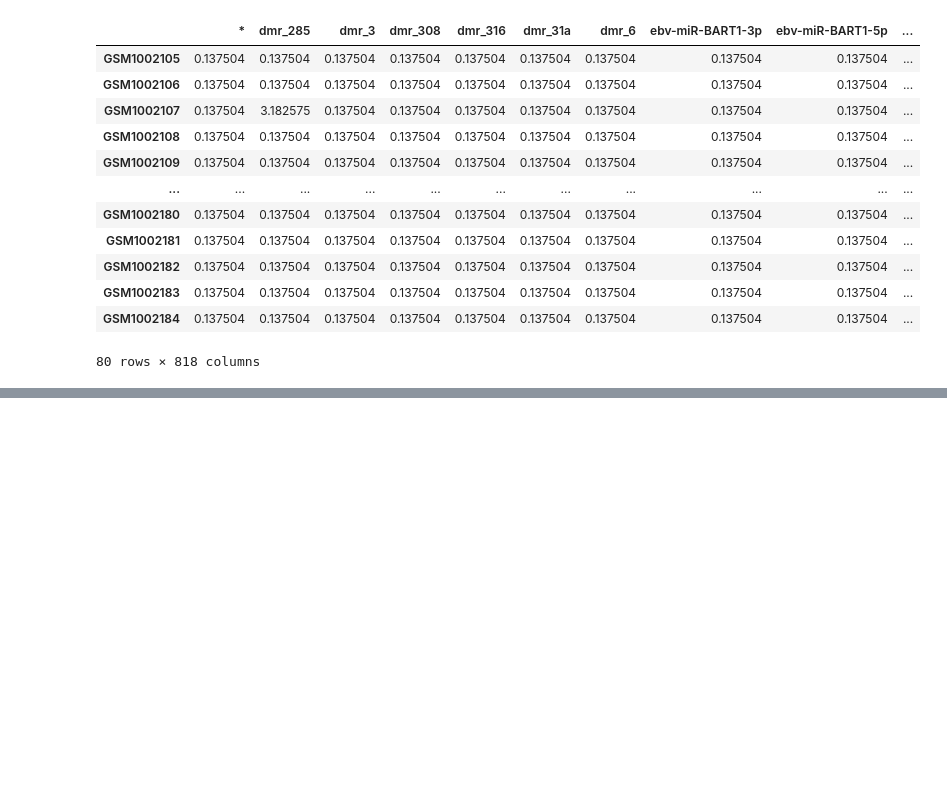
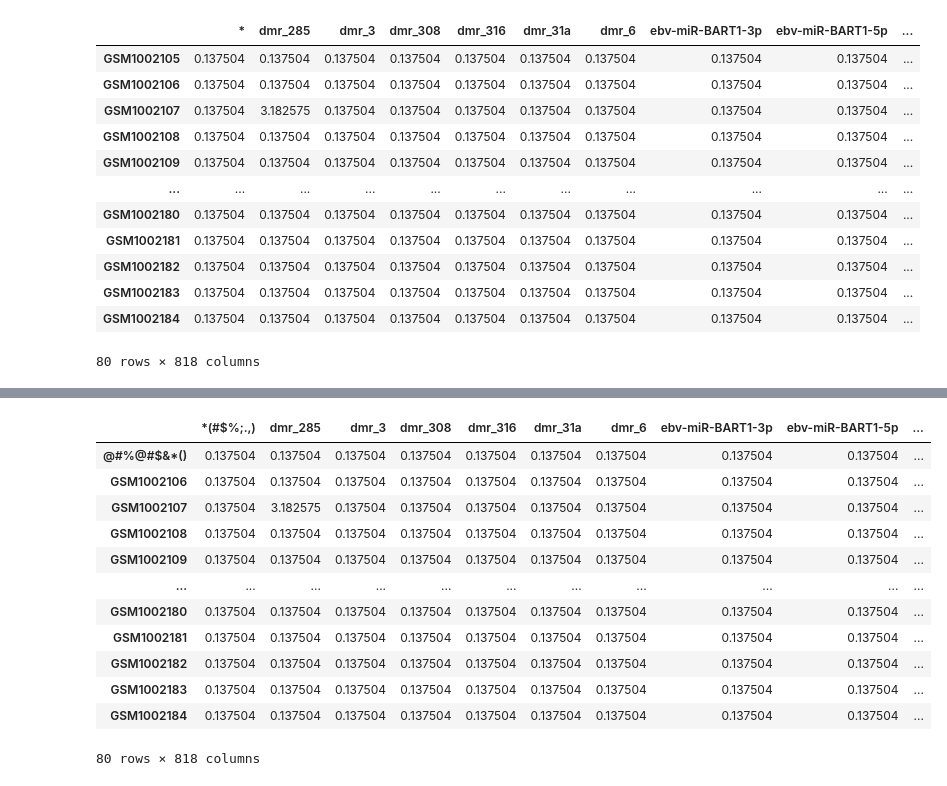
Before and after one commit to colombelli/bioinformatics-ml, a Jupyter notebook: Experiments/dataframes_conversion_experiments.ipynb, the cells around one changed output, grey strips where cells are left out. Cells and saved outputs as stored; diff of their text form; code cells hidden in the pictures; blank space fills up the shorter version.

```diff
--- a/Experiments/dataframes_conversion_experiments.ipynb
+++ b/Experiments/dataframes_conversion_experiments.ipynb
@@ -275,7 +275,11 @@ def encode_df(df):
 
     for attribute in df.columns:
         enc_attribute = alnum_encode(attribute)
-        df = df.rename({attribute: enc_attribute}, axis='columns')
+        df = df.rename(columns = {attribute: enc_attribute})
+
+    for sample_index_name in df.index:
+        enc_index = alnum_encode(sample_index_name)
+        df = df.rename(index = {sample_index_name: enc_index})
 
     return df
 # %%
@@ -283,6 +287,10 @@ def decode_df(df):
 
     for attribute in df.columns:
         dec_attribute = alnum_decode(attribute)
-        df = df.rename({attribute: dec_attribute}, axis='columns')
+        df = df.rename(columns = {attribute: dec_attribute})
+
+    for sample_index_name in df.index:
+        dec_index = alnum_decode(sample_index_name)
+        df = df.rename(index = {sample_index_name: dec_index})
 
     return df
@@ -309,0 +297,5 @@ class
+# %%
+test = pdf.rename(index={'GSM1002105': '@#%@#$&*()'}, columns={'DarkCorner': '*(#$%;.,)'})
+# %%
+enc_test = encode_df(test)
+dec_test = decode_df(enc_test)
@@ -309,0 +318,16 @@ class
+# %%
+dec_test
+# %% [output]
+|  | *(#$%;.,) | dmr_285 | dmr_3 | dmr_308 | dmr_316 | dmr_31a | dmr_6 | ebv-miR-BART1-3p | ebv-miR-BART1-5p | ... |
+| @#%@#$&*() | 0.137504 | 0.137504 | 0.137504 | 0.137504 | 0.137504 | 0.137504 | 0.137504 | 0.137504 | 0.137504 | ... |
+| GSM1002106 | 0.137504 | 0.137504 | 0.137504 | 0.137504 | 0.137504 | 0.137504 | 0.137504 | 0.137504 | 0.137504 | ... |
+| GSM1002107 | 0.137504 | 3.182575 | 0.137504 | 0.137504 | 0.137504 | 0.137504 | 0.137504 | 0.137504 | 0.137504 | ... |
+| GSM1002108 | 0.137504 | 0.137504 | 0.137504 | 0.137504 | 0.137504 | 0.137504 | 0.137504 | 0.137504 | 0.137504 | ... |
+| GSM1002109 | 0.137504 | 0.137504 | 0.137504 | 0.137504 | 0.137504 | 0.137504 | 0.137504 | 0.137504 | 0.137504 | ... |
+| ... | ... | ... | ... | ... | ... | ... | ... | ... | ... | ... |
+| GSM1002180 | 0.137504 | 0.137504 | 0.137504 | 0.137504 | 0.137504 | 0.137504 | 0.137504 | 0.137504 | 0.137504 | ... |
+| GSM1002181 | 0.137504 | 0.137504 | 0.137504 | 0.137504 | 0.137504 | 0.137504 | 0.137504 | 0.137504 | 0.137504 | ... |
+| GSM1002182 | 0.137504 | 0.137504 | 0.137504 | 0.137504 | 0.137504 | 0.137504 | 0.137504 | 0.137504 | 0.137504 | ... |
+| GSM1002183 | 0.137504 | 0.137504 | 0.137504 | 0.137504 | 0.137504 | 0.137504 | 0.137504 | 0.137504 | 0.137504 | ... |
+| GSM1002184 | 0.137504 | 0.137504 | 0.137504 | 0.137504 | 0.137504 | 0.137504 | 0.137504 | 0.137504 | 0.137504 | ... |
+80 rows × 818 columns
```
Also changed, not shown: parts of 2 cells of this notebook.
